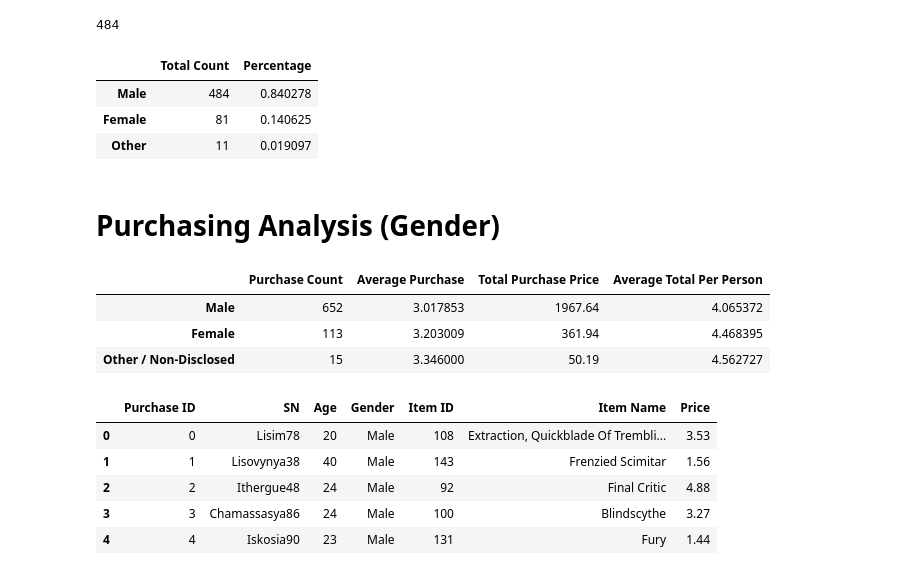
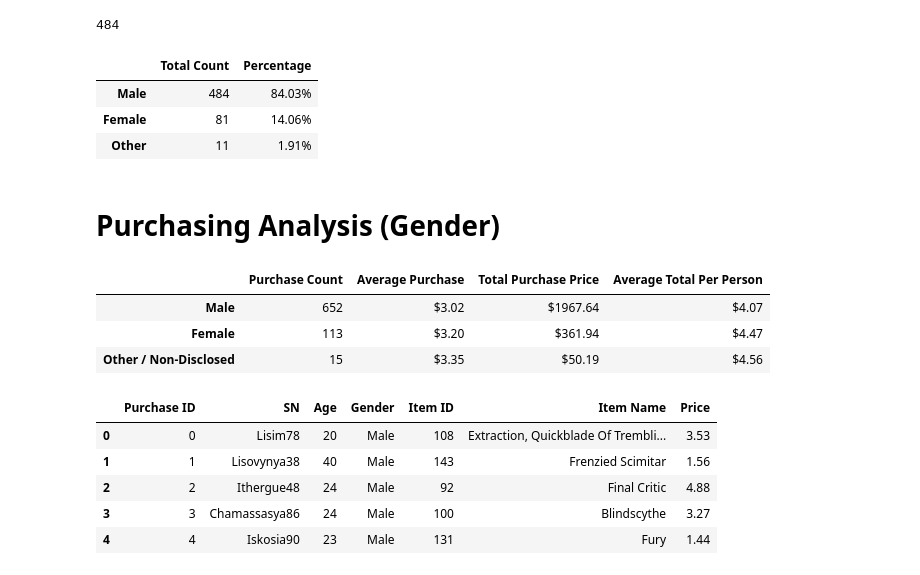
Before and after one commit to gportes24/pandas-challenge, a Jupyter notebook: HeroesOfPymoli/HeroesOfPymoly.ipynb, the cells around one changed output. Drawn from its saved outputs; the diff is of its cells as text; code cells hidden in the pictures.

```diff
--- a/HeroesOfPymoli/HeroesOfPymoly.ipynb
+++ b/HeroesOfPymoli/HeroesOfPymoly.ipynb
@@ -61,12 +61,13 @@ male_count
 # %%
 G_demo = pd.DataFrame({"Total Count": [male_count, female_count, other_count,],
                        "Percentage": [male_per, female_per, other_per]},index=["Male", "Female", "Other"])
+G_demo['Percentage']=G_demo["Percentage"].astype(float).map("{:,.2%}".format)
 G_demo
 # %% [output]
 |  | Total Count | Percentage |
-| Male | 484 | 0.840278 |
-| Female | 81 | 0.140625 |
-| Other | 11 | 0.019097 |
+| Male | 484 | 84.03% |
+| Female | 81 | 14.06% |
+| Other | 11 | 1.91% |
 # %% [markdown]
 # Purchasing Analysis (Gender)
 # %%
@@ -79,14 +80,17 @@ avg_person = total_purchase/gender_count
 # %%
 purch_gender = pd.DataFrame({"Purchase Count": total_count,
                             "Average Purchase": avg_purchase,
                             "Total Purchase Price": total_purchase,
                             "Average Total Per Person":avg_person}, index = ['Male', 'Female', 'Other / Non-Disclosed'])
+purch_gender['Average Purchase']=purch_gender['Average Purchase'].map("${:.2f}".format)
+purch_gender["Total Purchase Price"]=purch_gender["Total Purchase Price"].map("${:.2f}".format)
+purch_gender["Average Total Per Person"]=purch_gender[ "Average Total Per Person"].map("${:.2f}".format)
 purch_gender
 # %% [output]
 |  | Purchase Count | Average Purchase | Total Purchase Price | Average Total Per Person |
-| Male | 652 | 3.017853 | 1967.64 | 4.065372 |
-| Female | 113 | 3.203009 | 361.94 | 4.468395 |
-| Other / Non-Disclosed | 15 | 3.346000 | 50.19 | 4.562727 |
+| Male | 652 | $3.02 | $1967.64 | $4.07 |
+| Female | 113 | $3.20 | $361.94 | $4.47 |
+| Other / Non-Disclosed | 15 | $3.35 | $50.19 | $4.56 |
 # %%
 purchase_data.head()
 # %% [output]
```
Also changed, not shown: parts of 18 cells of this notebook.
